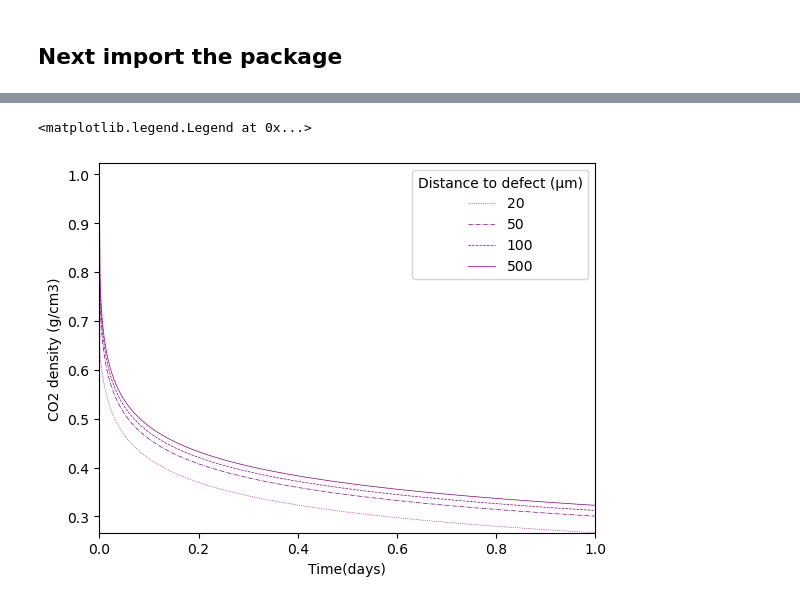
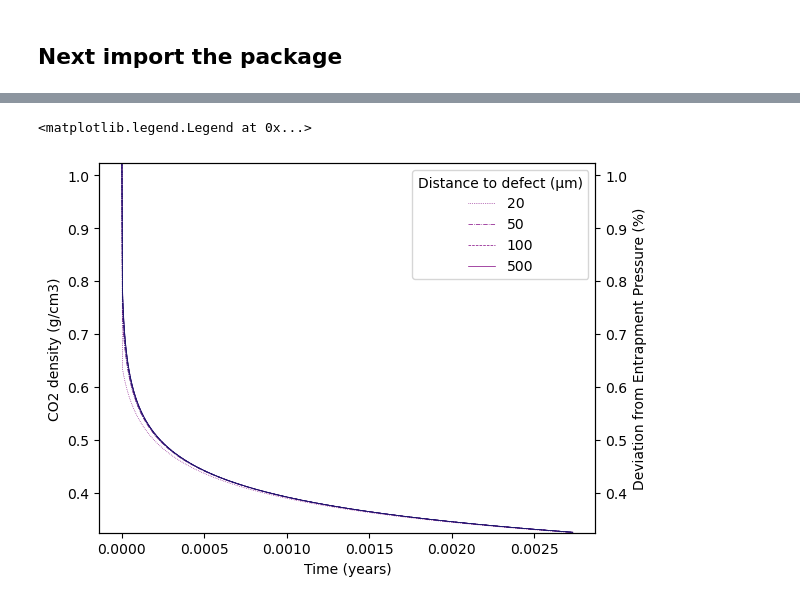
Before and after one commit to cljdevitre/FIstretch, a Jupyter notebook: docs/Wanamaker_model_example.ipynb, the cells around one changed output, grey strips where cells are left out. Saved outputs shown, nothing was run; the diff lists cells and outputs as text; code cells hidden in the pictures.

```diff
--- a/docs/Wanamaker_model_example.ipynb
+++ b/docs/Wanamaker_model_example.ipynb
@@ -454,13 +146,21 @@ def calculate_results(R_values, b_values, T, EOS, Pinternal, Pexternal, totaltim
 # %%
-###### Let's model an FI (5 um) coming from South Caldera reservoir(4km @ 1300 C) and erupting to surface (0km @ 1150 C) ##############
+###### Let's model an FI (5 um) coming from a reservoir(10kbar @ 1400 C) and erupting to surface (0.001kbar @ 1400 C) ##############
 
 ####### Establish reservoir PTX conditions
 
-## SC reservoir conditions
-SC_temp=1400
-SC_pressure = 10
+## Trapping reservoir conditions
+Trapping_temp=1400
+Trapping_pressure = 10
 
 ## surface conditions
-HM_temp=1400  # T in C
-HM_pressure = 0.001
+Storage_temp=1400  # T in C
+Storage_pressure = 0.001
+
+####### Let's start our model
+
+### First let's calculate the CO2 density
+fi_rho_initial_gcm3=relax.calculate_rho_for_P_T(EOS='SW96',P_kbar=Trapping_pressure,T_K=Trapping_temp+273.15)[0]
+
+## Now we move the FI to surface
+fi_Pi_storage_initial_MPa=relax.calculate_P_for_rho_T(EOS='SW96',CO2_dens_gcm3=fi_rho_initial_gcm3,T_K=Storage_temp+273.15)['P_MPa'][0]
 # %%
@@ -513,43 +228,53 @@ results_dict_surface = calculate_results(R_values, b_values, T, EOS, Pinternal,
 # %%
-results_dict_surface['R0']['b0'].head()
+import matplotlib.pyplot as plt
+import numpy as np
 
-linecolor='darkred'
-linecolor2='orange'
+# Define some constants and variables
+linecolor = 'darkred'
+linecolor2 = 'orange'
 seconds_in_e_year = 365.25 * 24 * 60 * 60
+y_col = 'CO2_dens_gcm3'
+x_col = 'Time(s)'
+twin_col = 'Calculated depths (km)_TrappingT'
+xlabel4plot = 'Time(years)'
+ylabel4plot = 'CO2 density (g/cm3)'
+twinlabel4plot = 'Calculated depth (km)_TrappingT'
+linecolor = 'midnightblue'
+linecolor2 = 'purple'
+linewidth = 0.5
 
-
-y_col='CO2_dens_gcm3'
-x_col='Time(s)'
-twin_col='Calculated depths (km)'
-
-xlabel4plot='Time(years)'
-ylabel4plot='CO2 density (g/cm3)'
-twinlabel4plot='Calculated depth (km)'
-
-linecolor='midnightblue'
-linecolor2='purple'
-linewidth=0.5
-
+# Create a figure and axes
 fig, ax = plt.subplots()
 
-ax.plot(results_dict_surface['R0']['b0'][x_col]/day_in_sec,results_dict_surface['R0']['b0'][y_col],color=linecolor2,linestyle=':',linewidth=linewidth,label=str(round(b0*10**6)))
-ax.plot(results_dict_surface['R0']['b1'][x_col]/day_in_sec,results_dict_surface['R0']['b1'][y_col],color=linecolor2,linestyle='-.',linewidth=linewidth,label=str(round(b1*10**6)))
-ax.plot(results_dict_surface['R0']['b2'][x_col]/day_in_sec,results_dict_surface['R0']['b2'][y_col],color=linecolor2,linestyle='--', linewidth=linewidth,label=str(round(b2*10**6)))
-ax.plot(results_dict_surface['R0']['b3'][x_col]/day_in_sec,results_dict_surface['R0']['b3'][y_col],color=linecolor2,linestyle='-',linewidth=linewidth, label=str(round(b3*10**6)))
+# Plot the data on the primary y-axis
+ax.plot(results_dict_surface['R0']['b0'][x_col] / seconds_in_e_year, results_dict_surface['R0']['b0'][y_col], color=linecolor2, linestyle=':', linewidth=linewidth, label=str(round(b0 * 10 ** 6)))
+ax.plot(results_dict_surface['R0']['b1'][x_col] / seconds_in_e_year, results_dict_surface['R0']['b1'][y_col], color=linecolor2, linestyle='-.', linewidth=linewidth, label=str(round(b1 * 10 ** 6)))
+ax.plot(results_dict_surface['R0']['b2'][x_col] / seconds_in_e_year, results_dict_surface['R0']['b2'][y_col], color=linecolor2, linestyle='--', linewidth=linewidth, label=str(round(b2 * 10 ** 6)))
+ax.plot(results_dict_surface['R0']['b3'][x_col] / seconds_in_e_year, results_dict_surface['R0']['b3'][y_col], color=linecolor2, linestyle='-', linewidth=linewidth, label=str(round(b3 * 10 ** 6)))
+
+# Plot the data on the secondary y-axis
+
+ax.plot(results_dict_surface['R1']['b4'][x_col] / seconds_in_e_year, results_dict_surface['R1']['b4'][y_col], color=linecolor, linestyle=':', linewidth=linewidth)
+ax.plot(results_dict_surface['R1']['b5'][x_col] / seconds_in_e_year, results_dict_surface['R1']['b5'][y_col], color=linecolor, linestyle='-.', linewidth=linewidth)
+ax.plot(results_dict_surface['R1']['b6'][x_col] / seconds_in_e_year, results_dict_surface['R1']['b6'][y_col], color=linecolor, linestyle='--', linewidth=linewidth)
+ax.plot(results_dict_surface['R1']['b7'][x_col] / seconds_in_e_year, results_dict_surface['R1']['b7'][y_col], color=linecolor, linestyle='-', linewidth=linewidth)
 
 xlim_F=([round(min(results_dict_surface['R0']['b0'][x_col]/day_in_sec)),round(max(results_dict_surface['R0']['b0'][x_col]/day_in_sec))])
 ymin_F=np.nanmin([np.nanmin(results_dict_surface['R0']['b0'][y_col])])
 
 ylim_F=[ymin_F,fi_rho_initial_gcm3]
 
-ax.set_xlim(xlim_F)
-ax.set_ylim(ylim_F)
+ax2 = ax.twinx()
+# Set the y-axis limits for both axes
+ax.set_ylim([ymin_F, fi_rho_initial_gcm3])
+ax2.set_ylim([ymin_F, fi_rho_initial_gcm3])
 
-ax.set_xlabel('Time(days)')
+# Customize axis labels and legends
+ax.set_xlabel('Time (years)')
 ax.set_ylabel(ylabel4plot)
+ax2.set_ylabel('Deviation from Entrapment Pressure (%)')
 
-
-ax.legend(title='Distance to defect (\u03BCm)')
+ax.legend(title='Distance to defect (μm)')
 # %% [output]
 <matplotlib.legend.Legend at 0x...>
-[figure, old version]
+[figure, new version]
```
Also changed, not shown: parts of 14 cells of this notebook, 3 other files.
